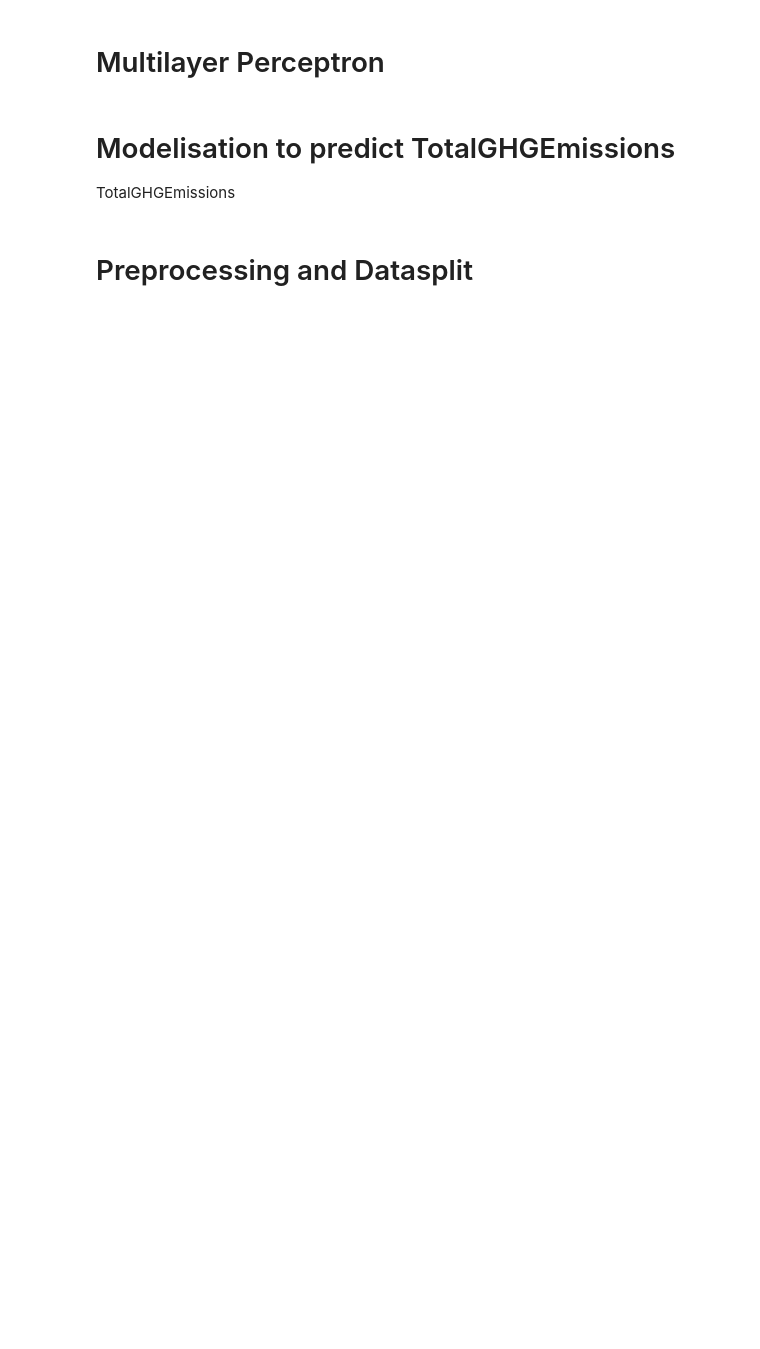
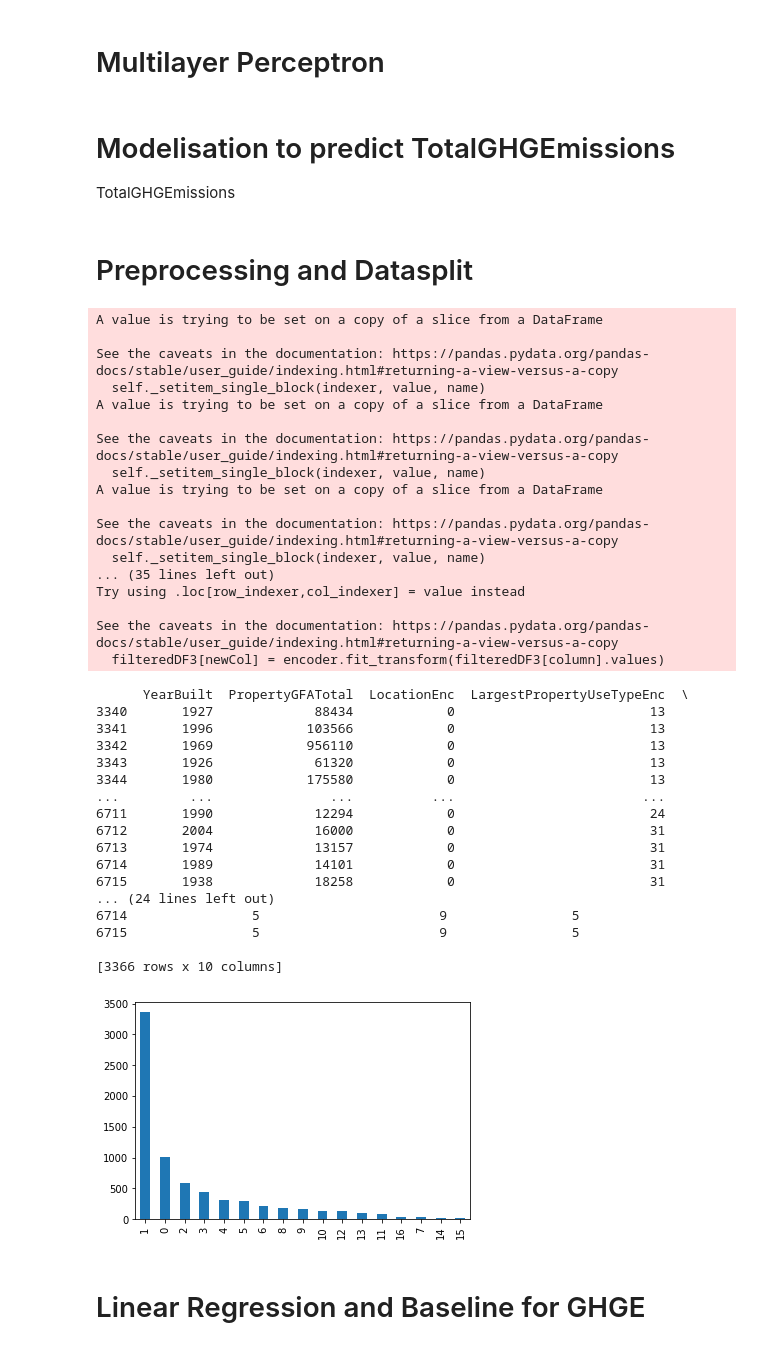
Before and after one commit to benMiniconi/Seattle2050, a Jupyter notebook: ProjetFinal/Modelisation.ipynb, the cells around one changed output. Saved outputs shown, nothing was run; the diff lists cells and outputs as text; code cells hidden in the pictures; blank space fills up the shorter version.

```diff
--- a/ProjetFinal/Modelisation.ipynb
+++ b/ProjetFinal/Modelisation.ipynb
@@ -548,17 +691,83 @@ TotalGHGEmissions
 # %%
 #Label Encoder + Std
 columnsEncodedToKeep = ['YearBuilt', 'PropertyGFATotal',  "LocationEnc", "LargestPropertyUseTypeEnc", "PropertyGFAParkingEnc", "NumberofFloorsEnc", "NumberofBuildingsEnc", 'NeighborhoodEnc', 'PrimaryPropertyTypeEnc', 'BuildingTypeEnc']
+filteredDF3 = filteredDF
+
+for column in filteredDF.columns:
+    #print(column, str(filteredDF[column].dtype))
+    if str(filteredDF[column].dtype) == "object" and column in ["PrimaryPropertyType", "City", "State", "Neighborhood"]: #"Location", "Neighborhood", "PropertyGFAParking",
+        a = filteredDF[column].value_counts().to_frame()
+        a = a[a[column] > 1]
+        #print(column, list(a.index.values))
+
+        #filteredDF2 = filteredDF2[filteredDF2[column].isin(list(a.index.values))]
+        filteredDF3[column].loc[filteredDF3[column].str.len() > 20] = "other"
+        #filteredDF2[column].loc[filteredDF2[column].str.isnumeric()] = "other"
+
+        filteredDF3[column] = filteredDF3[column].str.strip()
+        filteredDF3[column] = filteredDF3[column].str.lower()
+        filteredDF3[column] = filteredDF3[column].str.replace('"', '')
+
+filteredDF3['TotalGHGEmissions'] = filteredDF3['TotalGHGEmissions'].replace(np.nan, -1000)
+filteredDF3 = filteredDF3[filteredDF3['TotalGHGEmissions'] >= 0]
+
+for column in ["Neighborhood", "PrimaryPropertyType", "BuildingType", "LargestPropertyUseType","Location", "PropertyGFAParking", "NumberofFloors", "NumberofBuildings"]:
+    newCol = column+"Enc"
+    filteredDF3[newCol] = encoder.fit_transform(filteredDF3[column].values)
+    filteredDF3[newCol].value_counts().plot(kind="bar")
+
+
+
+#print(filteredDF3)
 #y = filteredDF2['GHGEmissions(MetricTonsCO2e)'].values.reshape(-1, 1)
 #y_std = StandardScaler().fit_transform(filteredDF2['GHGEmissionsIntensity(kgCO2e/ft2)'].values.reshape(-1, 1))
-y_std_ghge = StandardScaler().fit_transform(filteredDF2['TotalGHGEmissions'].values.reshape(-1, 1))
-
+y_std_ghge = StandardScaler().fit_transform(filteredDF3['TotalGHGEmissions'].values.reshape(-1, 1))
+print(filteredDF3.filter(items=columnsEncodedToKeep))
 #GHGEmissionsIntensity(kgCO2e/ft2)
 
 stdScaler = StandardScaler()
-X = filteredDF2.filter(items=columnsEncodedToKeep)
+X_ghge = filteredDF3.filter(items=columnsEncodedToKeep)
 
-X_std = stdScaler.fit_transform(X.values)
+X_std = stdScaler.fit_transform(X_ghge.values)
 X_train_ghge, X_test_ghge, y_train_ghge, y_test_ghge = model_selection.train_test_split(X_std, y_std_ghge, train_size=0.7)
+# %% [output]
+A value is trying to be set on a copy of a slice from a DataFrame
+
+See the caveats in the documentation: https://pandas.pydata.org/pandas-docs/stable/user_guide/indexing.html#returning-a-view-versus-a-copy
+  self._setitem_single_block(indexer, value, name)
+A value is trying to be set on a copy of a slice from a DataFrame
+
+See the caveats in the documentation: https://pandas.pydata.org/pandas-docs/stable/user_guide/indexing.html#returning-a-view-versus-a-copy
+  self._setitem_single_block(indexer, value, name)
+A value is trying to be set on a copy of a slice from a DataFrame
+
+See the caveats in the documentation: https://pandas.pydata.org/pandas-docs/stable/user_guide/indexing.html#returning-a-view-versus-a-copy
+  self._setitem_single_block(indexer, value, name)
+... (35 lines left out)
+Try using .loc[row_indexer,col_indexer] = value instead
+
+See the caveats in the documentation: https://pandas.pydata.org/pandas-docs/stable/user_guide/indexing.html#returning-a-view-versus-a-copy
+  filteredDF3[newCol] = encoder.fit_transform(filteredDF3[column].values)
+      YearBuilt  PropertyGFATotal  LocationEnc  LargestPropertyUseTypeEnc  \
+3340       1927             88434            0                         13
+3341       1996            103566            0                         13
+3342       1969            956110            0                         13
+3343       1926             61320            0                         13
+3344       1980            175580            0                         13
+...         ...               ...          ...                        ...
+6711       1990             12294            0                         24
+6712       2004             16000            0                         31
+6713       1974             13157            0                         31
+6714       1989             14101            0                         31
+6715       1938             18258            0                         31
+... (24 lines left out)
+6714                5                       9                5
+6715                5                       9                5
+
+[3366 rows x 10 columns]
+[figure, added]
+# %% [markdown]
+# Linear Regression and Baseline for GHGE
 # %%
 lrCV = linear_model.LinearRegression()
 params = {"fit_intercept": ["True", "False"], "normalize": ["True", "False"] }
```
Also changed, not shown: parts of 43 cells of this notebook.
